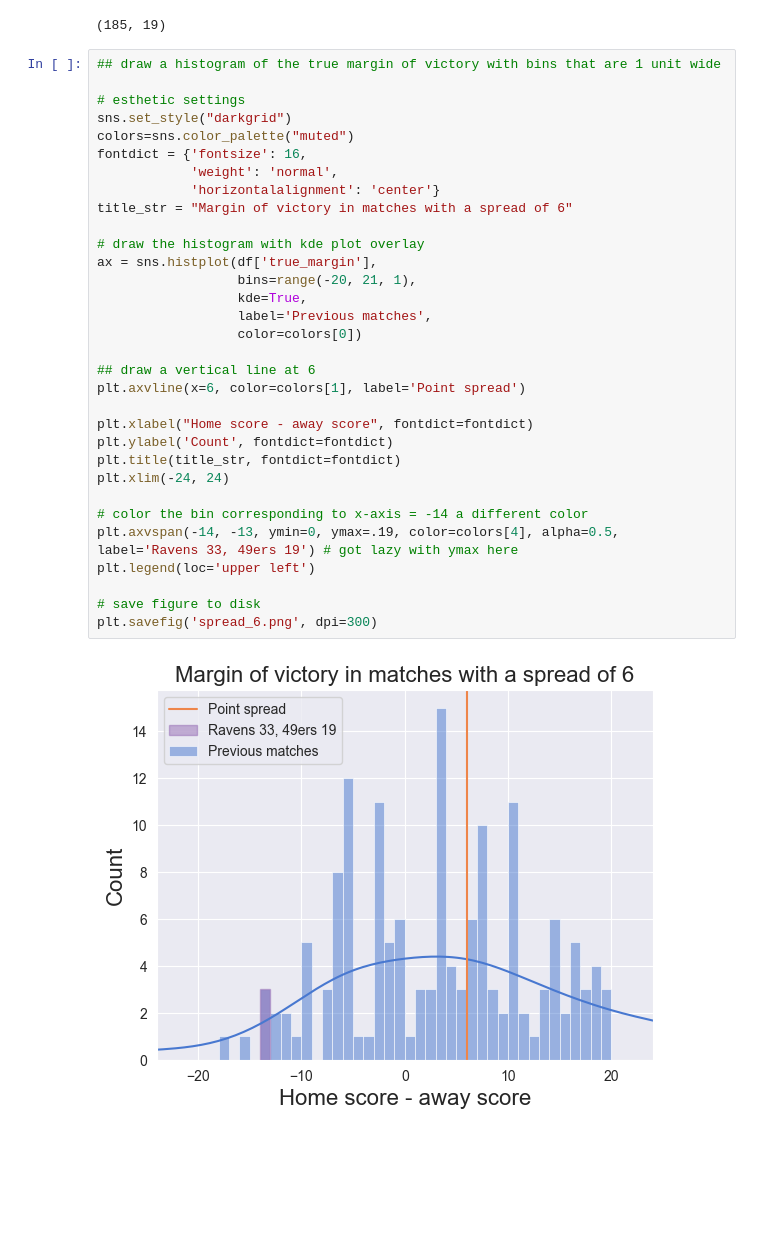
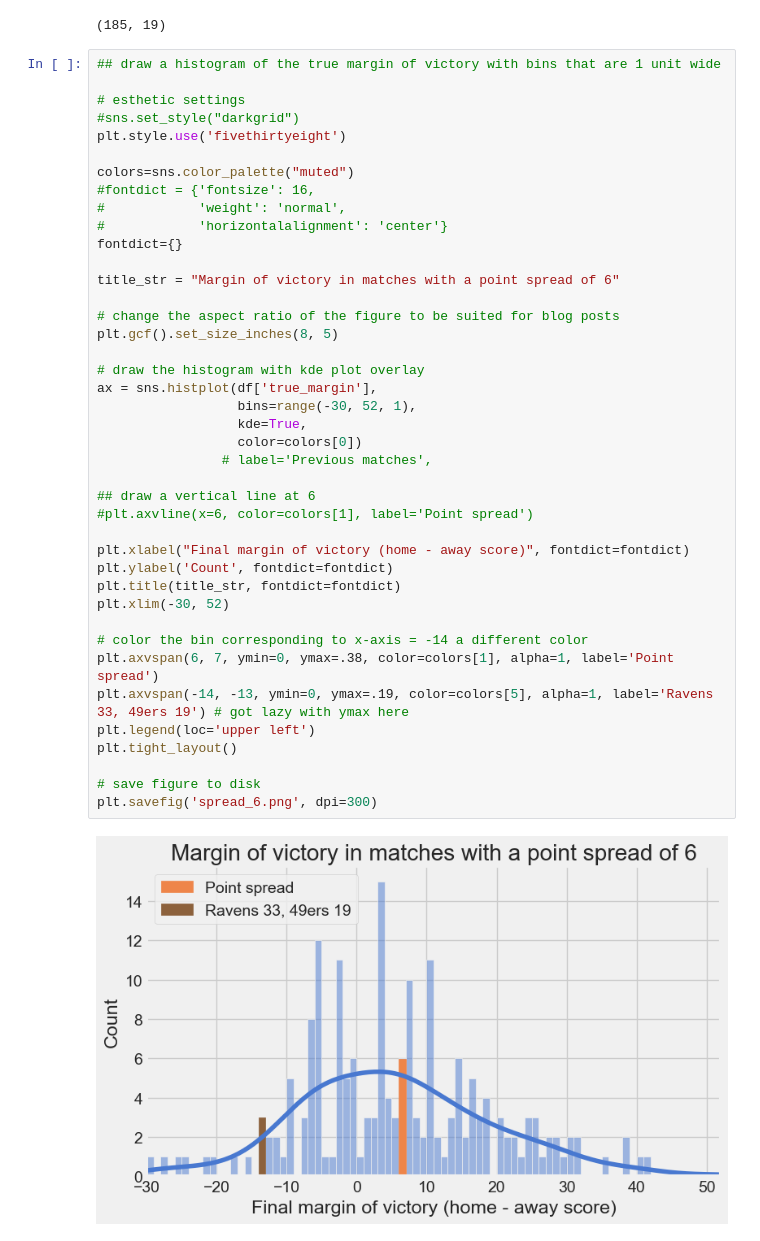
Before and after one commit to dmochow/optimal_betting_theory, a Jupyter notebook: code/draw_figure_for_blog1.ipynb, the cells around one changed output. Drawn from its saved outputs; the diff is of its cells as text; blank space fills up the shorter version.

Commit message:
Update figure for blog post

```diff
--- a/code/draw_figure_for_blog1.ipynb
+++ b/code/draw_figure_for_blog1.ipynb
@@ -14,34 +14,43 @@ df.shape
 # %%
 ## draw a histogram of the true margin of victory with bins that are 1 unit wide
 
 # esthetic settings
-sns.set_style("darkgrid")
+#sns.set_style("darkgrid")
+plt.style.use('fivethirtyeight')
+
 colors=sns.color_palette("muted")
-fontdict = {'fontsize': 16,
-            'weight': 'normal',
-            'horizontalalignment': 'center'}
-title_str = "Margin of victory in matches with a spread of 6"
+#fontdict = {'fontsize': 16,
+#            'weight': 'normal',
+#            'horizontalalignment': 'center'}
+fontdict={}
+
+title_str = "Margin of victory in matches with a point spread of 6"
+
+# change the aspect ratio of the figure to be suited for blog posts
+plt.gcf().set_size_inches(8, 5)
 
 # draw the histogram with kde plot overlay
 ax = sns.histplot(df['true_margin'],
-                  bins=range(-20, 21, 1),
+                  bins=range(-30, 52, 1),
                   kde=True,
-                  label='Previous matches',
                   color=colors[0])
+                # label='Previous matches',
 
 ## draw a vertical line at 6
-plt.axvline(x=6, color=colors[1], label='Point spread')
+#plt.axvline(x=6, color=colors[1], label='Point spread')
 
-plt.xlabel("Home score - away score", fontdict=fontdict)
+plt.xlabel("Final margin of victory (home - away score)", fontdict=fontdict)
 plt.ylabel('Count', fontdict=fontdict)
 plt.title(title_str, fontdict=fontdict)
-plt.xlim(-24, 24)
+plt.xlim(-30, 52)
 
 # color the bin corresponding to x-axis = -14 a different color
-plt.axvspan(-14, -13, ymin=0, ymax=.19, color=colors[4], alpha=0.5, label='Ravens 33, 49ers 19') # got lazy with ymax here
+plt.axvspan(6, 7, ymin=0, ymax=.38, color=colors[1], alpha=1, label='Point spread')
+plt.axvspan(-14, -13, ymin=0, ymax=.19, color=colors[5], alpha=1, label='Ravens 33, 49ers 19') # got lazy with ymax here
 plt.legend(loc='upper left')
+plt.tight_layout()
 
 # save figure to disk
 plt.savefig('spread_6.png', dpi=300)
 # %% [output]
-[figure, old version]
+[figure, new version]
```
Also changed, not shown: parts of 4 cells of this notebook.
